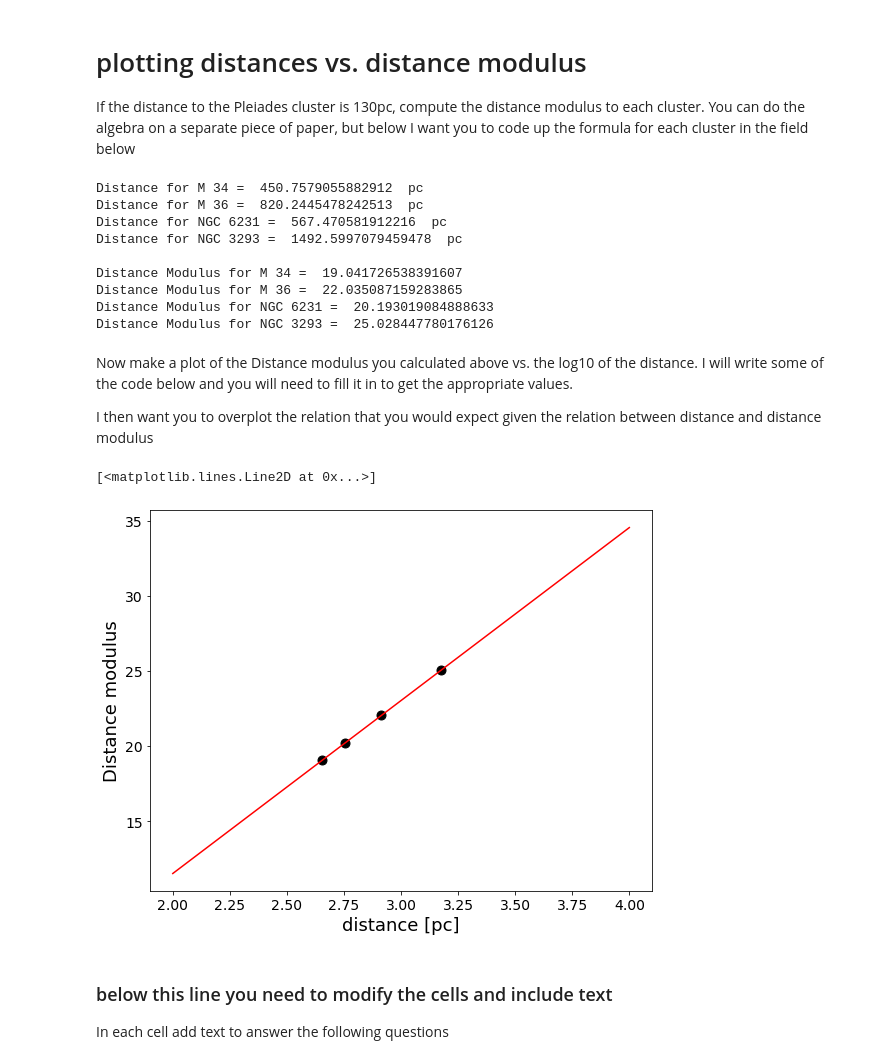
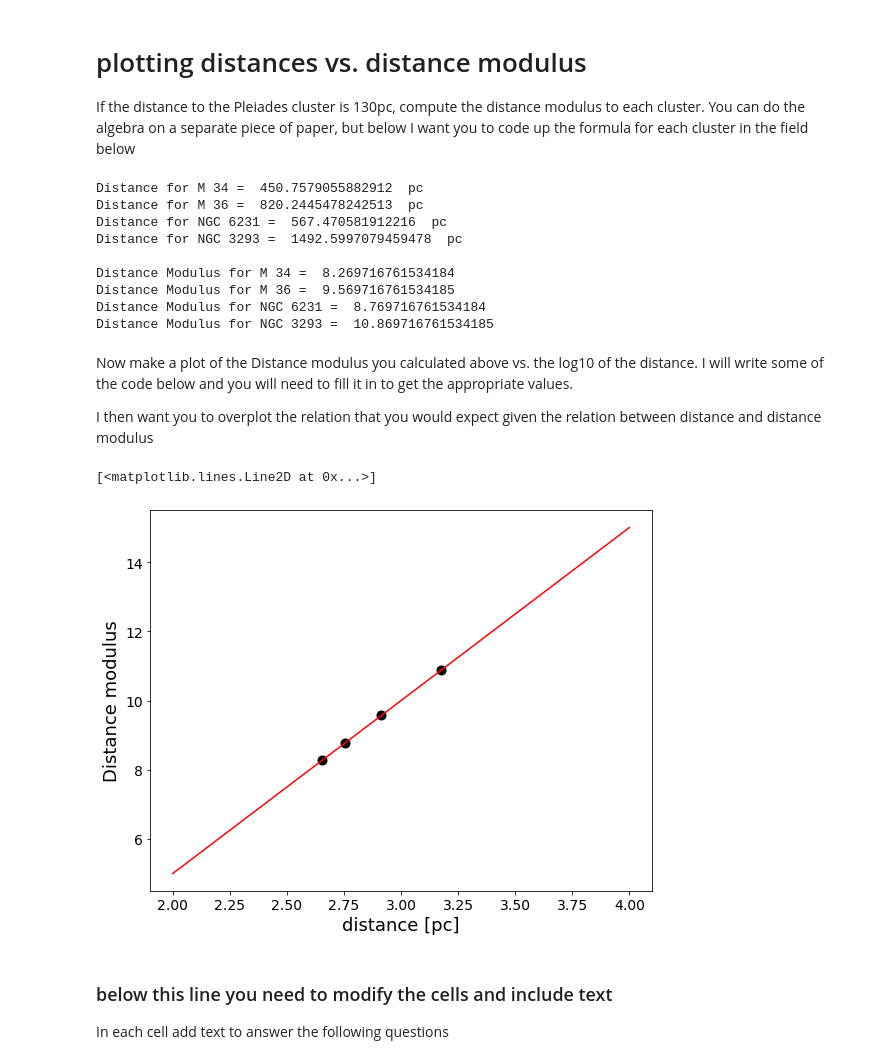
Before and after one commit to shadycactus/ASTR596_HW2, a Jupyter notebook: cluster_plot_student.ipynb, the cells around one changed output. Drawn from its saved outputs; the diff is of its cells as text; code cells hidden in the pictures.

Commit message:
updated cluster plot

```diff
--- a/cluster_plot_student.ipynb
+++ b/cluster_plot_student.ipynb
@@ -168,7 +168,7 @@ print("Distance for NGC 3293 = ", dists[3], " pc")
 print()
 
 #write an expression to derive the distance modulus from the distance ratio or distance
-dist_mods = 5*np.log(dists/10)
+dist_mods = 5*np.log10(dists/10)
 
 print("Distance Modulus for M 34 = ", dist_mods[0])
 print("Distance Modulus for M 36 = ", dist_mods[1])
@@ -180,10 +180,10 @@ Distance for M 36 =  820.2445478242513  pc
 Distance for NGC 6231 =  567.470581912216  pc
 Distance for NGC 3293 =  1492.5997079459478  pc
 
-Distance Modulus for M 34 =  19.041726538391607
-Distance Modulus for M 36 =  22.035087159283865
-Distance Modulus for NGC 6231 =  20.193019084888633
-Distance Modulus for NGC 3293 =  25.028447780176126
+Distance Modulus for M 34 =  8.269716761534184
+Distance Modulus for M 36 =  9.569716761534185
+Distance Modulus for NGC 6231 =  8.769716761534184
+Distance Modulus for NGC 3293 =  10.869716761534185
 # %% [markdown]
 Now make a plot of the Distance modulus you calculated above vs. the log10 of the distance.  I will write some of the code below and you will need to fill it in to get the appropriate values.
 
@@ -191,25 +191,25 @@ I then want you to overplot the relation that you would expect given the relatio
 # %%
 #you will need to put the values from above into an array to allow you to plot it.
 
 logdist = np.log10(dists)
 
 plt.plot(logdist, dist_mods, 'ko', markersize=9)
 plt.xlabel('distance [pc]')
 plt.ylabel('Distance modulus')
 
 # here you will need to draw a line on your plot that shows the prediction
 # these are the two x-points of your line, in log distance
 logdistpred = np.array([2,4])
 
 # write down the function that turns logdistpred into the distance modulus
 # *******
-dmpred = 5*np.log((10**logdistpred)/10)
+dmpred = 5*np.log10((10**logdistpred)/10)
 
 #plot this line on the previous plot
 plt.plot(logdistpred, dmpred, 'r-')
 # %% [output]
 [<matplotlib.lines.Line2D at 0x...>]
-[figure, old version]
+[figure, new version]
 # %% [markdown]
 ### below this line you need to modify the cells and include text
 
```
